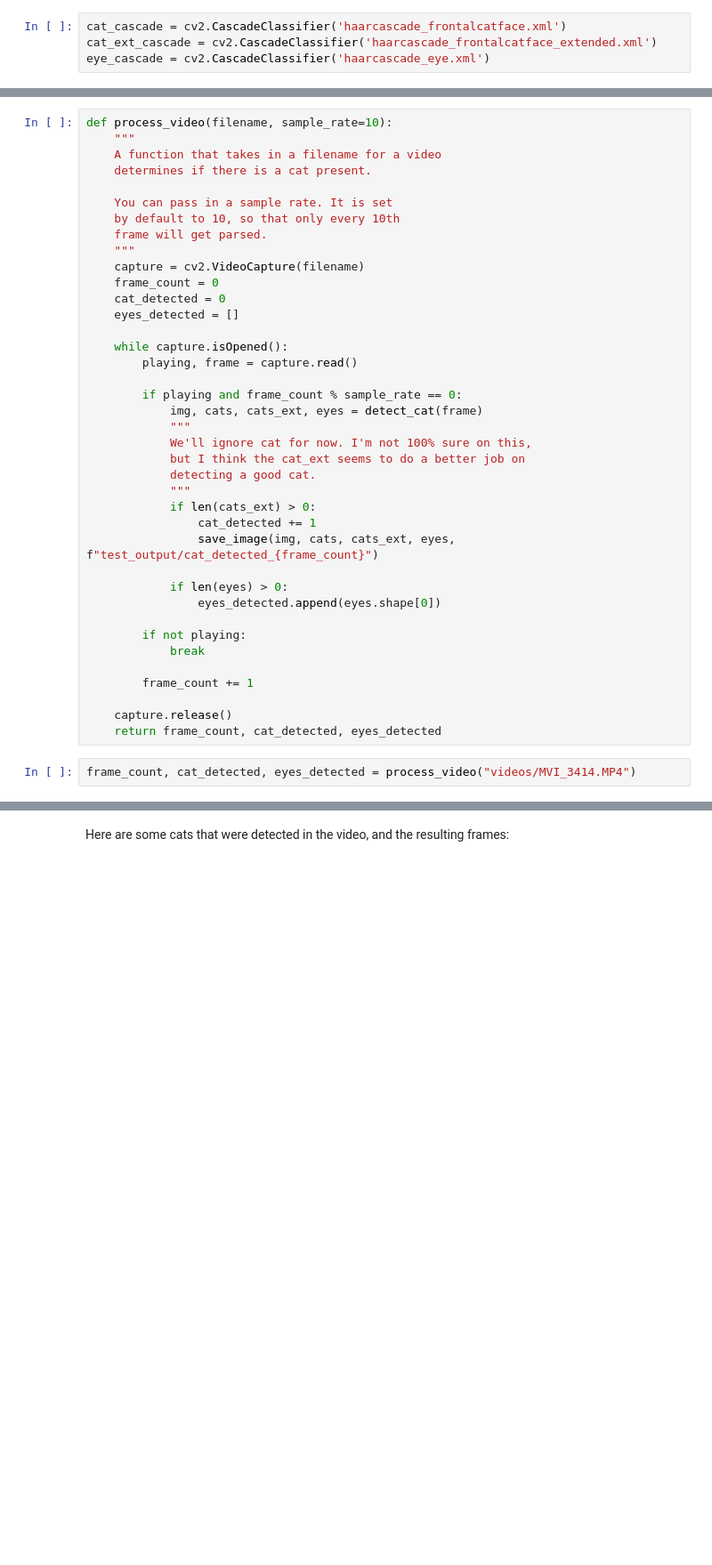
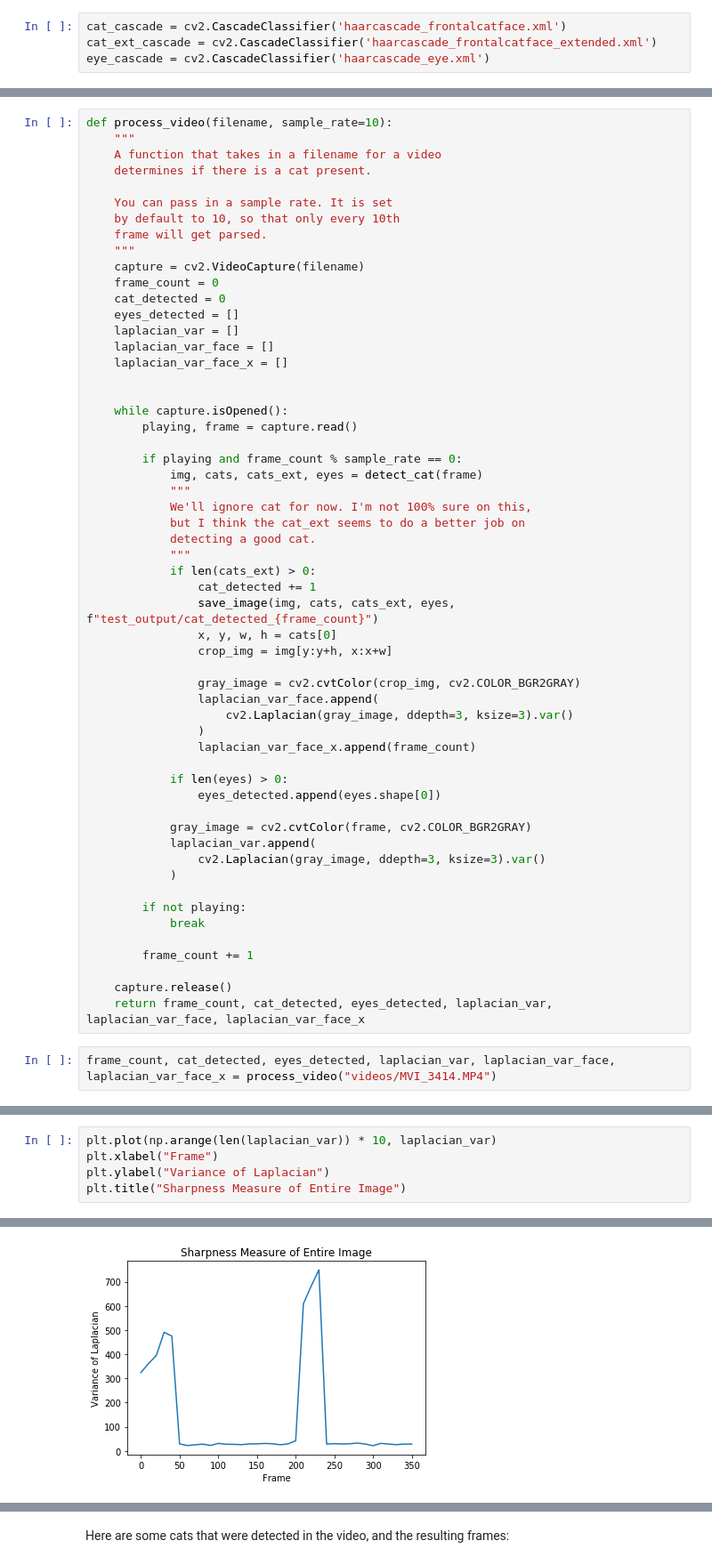
Before and after one commit to iacs-capstone-2020-adoptimize/final_project, a Jupyter notebook: initial_exploration/cats_eda_notebook.ipynb, the cells around one changed output, grey strips where cells are left out. Shown at 89% size. Cells and saved outputs as stored; diff of their text form; blank space fills up the shorter version.

Commit message:
Added exploration of image sharpness

```diff
--- a/initial_exploration/cats_eda_notebook.ipynb
+++ b/initial_exploration/cats_eda_notebook.ipynb
@@ -62,6 +62,10 @@ def process_video(filename, sample_rate=10):
     frame_count = 0
     cat_detected = 0
     eyes_detected = []
+    laplacian_var = []
+    laplacian_var_face = []
+    laplacian_var_face_x = []
+
 
     while capture.isOpened():
         playing, frame = capture.read()
@@ -76,9 +80,22 @@ def process_video(filename, sample_rate=10):
             if len(cats_ext) > 0:
                 cat_detected += 1
                 save_image(img, cats, cats_ext, eyes, f"test_output/cat_detected_{frame_count}")
+                x, y, w, h = cats[0]
+                crop_img = img[y:y+h, x:x+w]
+
+                gray_image = cv2.cvtColor(crop_img, cv2.COLOR_BGR2GRAY)
+                laplacian_var_face.append(
+                    cv2.Laplacian(gray_image, ddepth=3, ksize=3).var()
+                )
+                laplacian_var_face_x.append(frame_count)
 
             if len(eyes) > 0:
                 eyes_detected.append(eyes.shape[0])
+
+            gray_image = cv2.cvtColor(frame, cv2.COLOR_BGR2GRAY)
+            laplacian_var.append(
+                cv2.Laplacian(gray_image, ddepth=3, ksize=3).var()
+            )
 
         if not playing:
             break
@@ -86,6 +103,6 @@ def process_video(filename, sample_rate=10):
         frame_count += 1
 
     capture.release()
-    return frame_count, cat_detected, eyes_detected
+    return frame_count, cat_detected, eyes_detected, laplacian_var, laplacian_var_face, laplacian_var_face_x
 # %%
-frame_count, cat_detected, eyes_detected = process_video("videos/MVI_3414.MP4")
+frame_count, cat_detected, eyes_detected, laplacian_var, laplacian_var_face, laplacian_var_face_x = process_video("videos/MVI_3414.MP4")
@@ -91,0 +111,6 @@ frame_count, cat_detected, eyes_detected = process_video("videos/MVI_3414.MP4")
+# %%
+plt.plot(np.arange(len(laplacian_var)) * 10, laplacian_var)
+plt.xlabel("Frame")
+plt.ylabel("Variance of Laplacian")
+plt.title("Sharpness Measure of Entire Image")
+# %% [output]
@@ -91,0 +118 @@ frame_count, cat_detected, eyes_detected = process_video("videos/MVI_3414.MP4")
+[figure, added]
```
Also changed, not shown: parts of 8 cells of this notebook.
